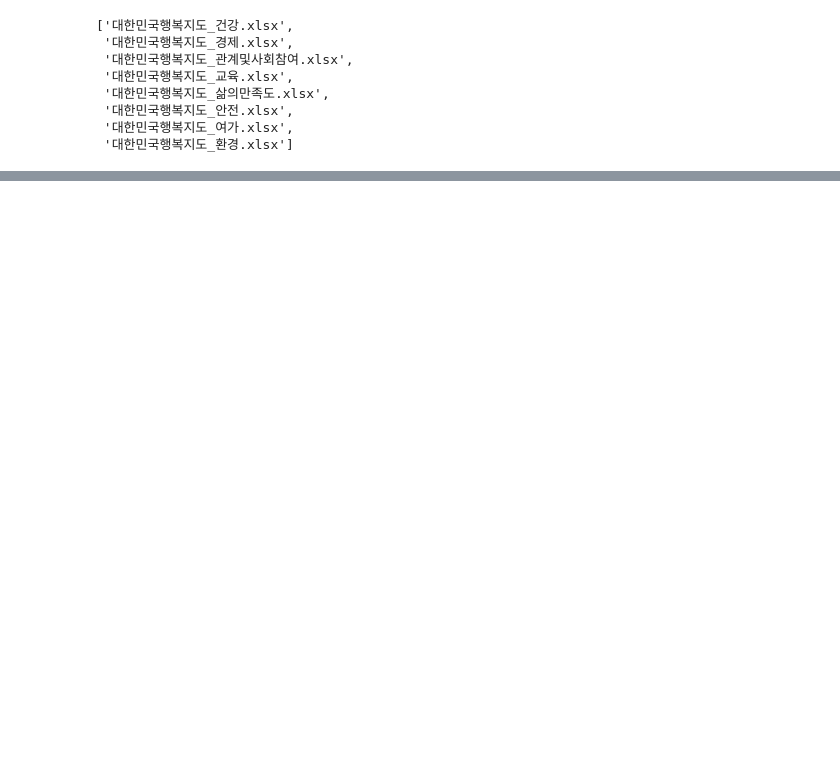
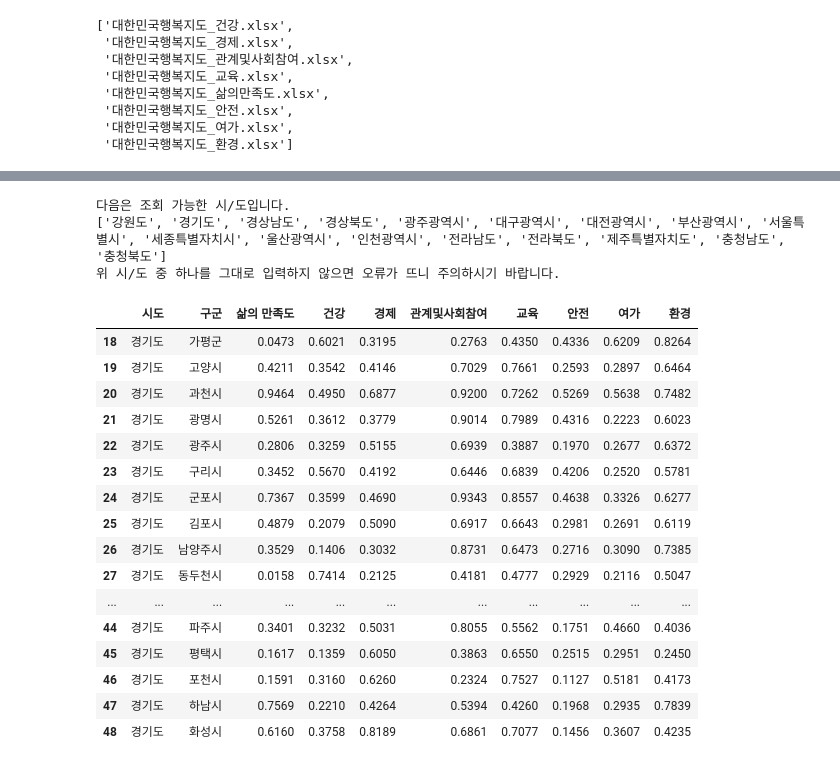
Before and after one commit to sunkyu0711/Python_MegaDataAnalysis_250120, a Jupyter notebook: 6일차_행복지수.ipynb, the cells around one changed output, grey strips where cells are left out. Cells and saved outputs as stored; diff of their text form; code cells hidden in the pictures; blank space fills up the shorter version.

```diff
--- a/6일차_행복지수.ipynb
+++ b/6일차_행복지수.ipynb
@@ -133,0 +159,6 @@ except:
+# %%
+keywords={'건강':'happy_health','안전':'happy_safe','환경':'happy_environ','경제':'happy_econo','교육':'happy_edu',
+          '관계및사회참여':'happy_relation','여가':'happy_leisure'}
+for x,y in keywords.items():
+    print(x)
+    print(y)
@@ -133,0 +216,47 @@ except:
+# %%
+happy_merge2=happy_life.groupby(['시도','구군'],as_index=False)[['삶의 만족도']].mean()
+
+keywords={'건강':'happy_health','안전':'happy_safe','환경':'happy_environ','경제':'happy_econo','교육':'happy_edu',
+          '관계및사회참여':'happy_relation','여가':'happy_leisure'
+}
+try:
+    for i in file_list:
+        if i.endswith('.xlsx'):
+            for x in keywords.keys():
+                if x in i:
+                    keywords[x]=pd.read_excel(path+i,engine='openpyxl')
+                    temp=keywords[x].groupby(['시도','구군'],as_index=False)[['평균']].mean()
+                    happy_merge2=pd.merge(happy_merge2,temp.rename(columns={'평균':x}))
+except:
+    print(i)
+
+province_list=list(happy_merge2['시도'])
+available=[]
+for entry in province_list:
+    if entry not in available:
+        available.append(entry)
+print(f'다음은 조회 가능한 시/도입니다.\n{available}')
+print('위 시/도 중 하나를 그대로 입력하지 않으면 오류가 뜨니 주의하시기 바랍니다.')
+province=input('조회하고자 하는 시/도를 입력하세요.')
+happy_merge2[happy_merge2['시도']==province]
+# %% [output]
+다음은 조회 가능한 시/도입니다.
+['강원도', '경기도', '경상남도', '경상북도', '광주광역시', '대구광역시', '대전광역시', '부산광역시', '서울특별시', '세종특별자치시', '울산광역시', '인천광역시', '전라남도', '전라북도', '제주특별자치도', '충청남도', '충청북도']
+위 시/도 중 하나를 그대로 입력하지 않으면 오류가 뜨니 주의하시기 바랍니다.
+|  | 시도 | 구군 | 삶의 만족도 | 건강 | 경제 | 관계및사회참여 | 교육 | 안전 | 여가 | 환경 |
+| 18 | 경기도 | 가평군 | 0.0473 | 0.6021 | 0.3195 | 0.2763 | 0.4350 | 0.4336 | 0.6209 | 0.8264 |
+| 19 | 경기도 | 고양시 | 0.4211 | 0.3542 | 0.4146 | 0.7029 | 0.7661 | 0.2593 | 0.2897 | 0.6464 |
+| 20 | 경기도 | 과천시 | 0.9464 | 0.4950 | 0.6877 | 0.9200 | 0.7262 | 0.5269 | 0.5638 | 0.7482 |
+| 21 | 경기도 | 광명시 | 0.5261 | 0.3612 | 0.3779 | 0.9014 | 0.7989 | 0.4316 | 0.2223 | 0.6023 |
+| 22 | 경기도 | 광주시 | 0.2806 | 0.3259 | 0.5155 | 0.6939 | 0.3887 | 0.1970 | 0.2677 | 0.6372 |
+| 23 | 경기도 | 구리시 | 0.3452 | 0.5670 | 0.4192 | 0.6446 | 0.6839 | 0.4206 | 0.2520 | 0.5781 |
+| 24 | 경기도 | 군포시 | 0.7367 | 0.3599 | 0.4690 | 0.9343 | 0.8557 | 0.4638 | 0.3326 | 0.6277 |
+| 25 | 경기도 | 김포시 | 0.4879 | 0.2079 | 0.5090 | 0.6917 | 0.6643 | 0.2981 | 0.2691 | 0.6119 |
+| 26 | 경기도 | 남양주시 | 0.3529 | 0.1406 | 0.3032 | 0.8731 | 0.6473 | 0.2716 | 0.3090 | 0.7385 |
+| 27 | 경기도 | 동두천시 | 0.0158 | 0.7414 | 0.2125 | 0.4181 | 0.4777 | 0.2929 | 0.2116 | 0.5047 |
+| ... | ... | ... | ... | ... | ... | ... | ... | ... | ... | ... |
+| 44 | 경기도 | 파주시 | 0.3401 | 0.3232 | 0.5031 | 0.8055 | 0.5562 | 0.1751 | 0.4660 | 0.4036 |
+| 45 | 경기도 | 평택시 | 0.1617 | 0.1359 | 0.6050 | 0.3863 | 0.6550 | 0.2515 | 0.2951 | 0.2450 |
+| 46 | 경기도 | 포천시 | 0.1591 | 0.3160 | 0.6260 | 0.2324 | 0.7527 | 0.1127 | 0.5181 | 0.4173 |
+| 47 | 경기도 | 하남시 | 0.7569 | 0.2210 | 0.4264 | 0.5394 | 0.4260 | 0.1968 | 0.2935 | 0.7839 |
+| 48 | 경기도 | 화성시 | 0.6160 | 0.3758 | 0.8189 | 0.6861 | 0.7077 | 0.1456 | 0.3607 | 0.4235 |
```
Also changed, not shown: parts of 6 cells of this notebook.
